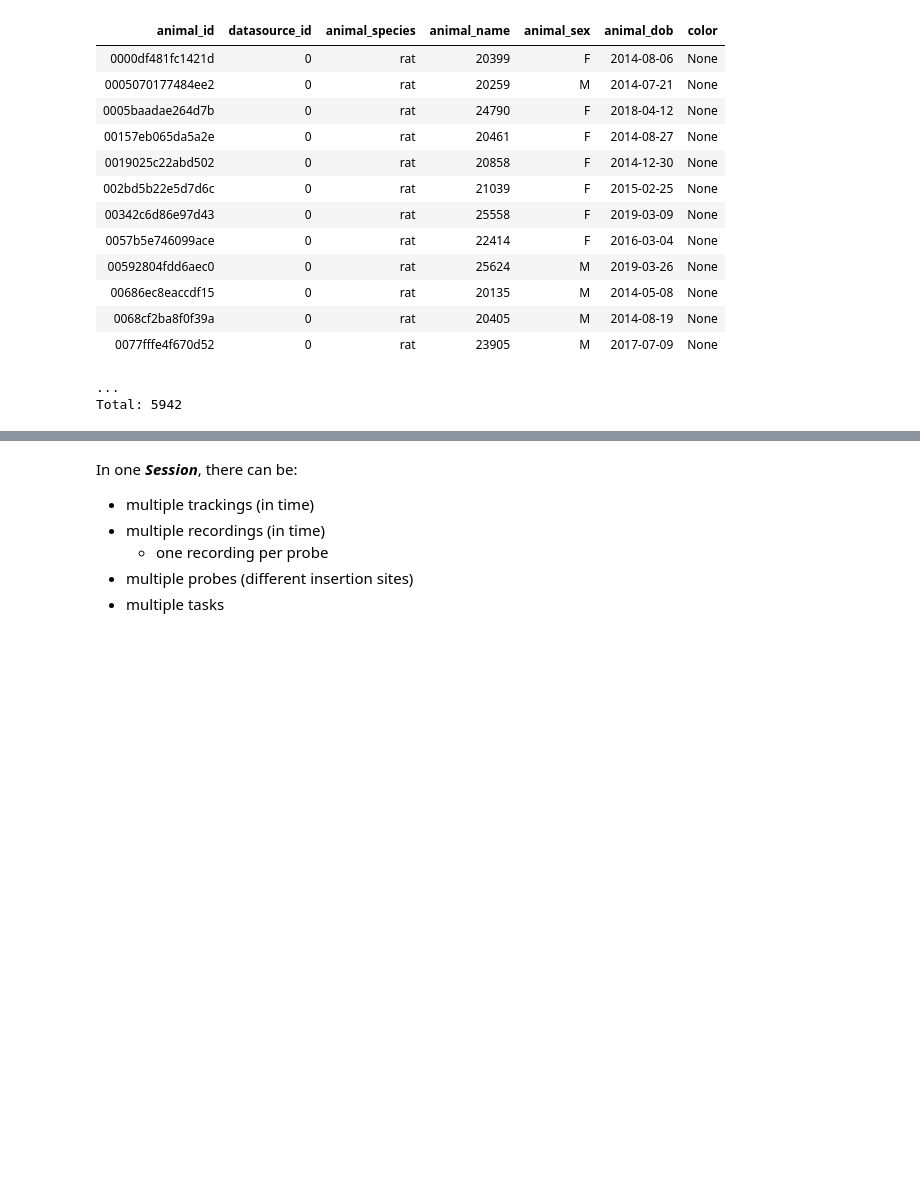
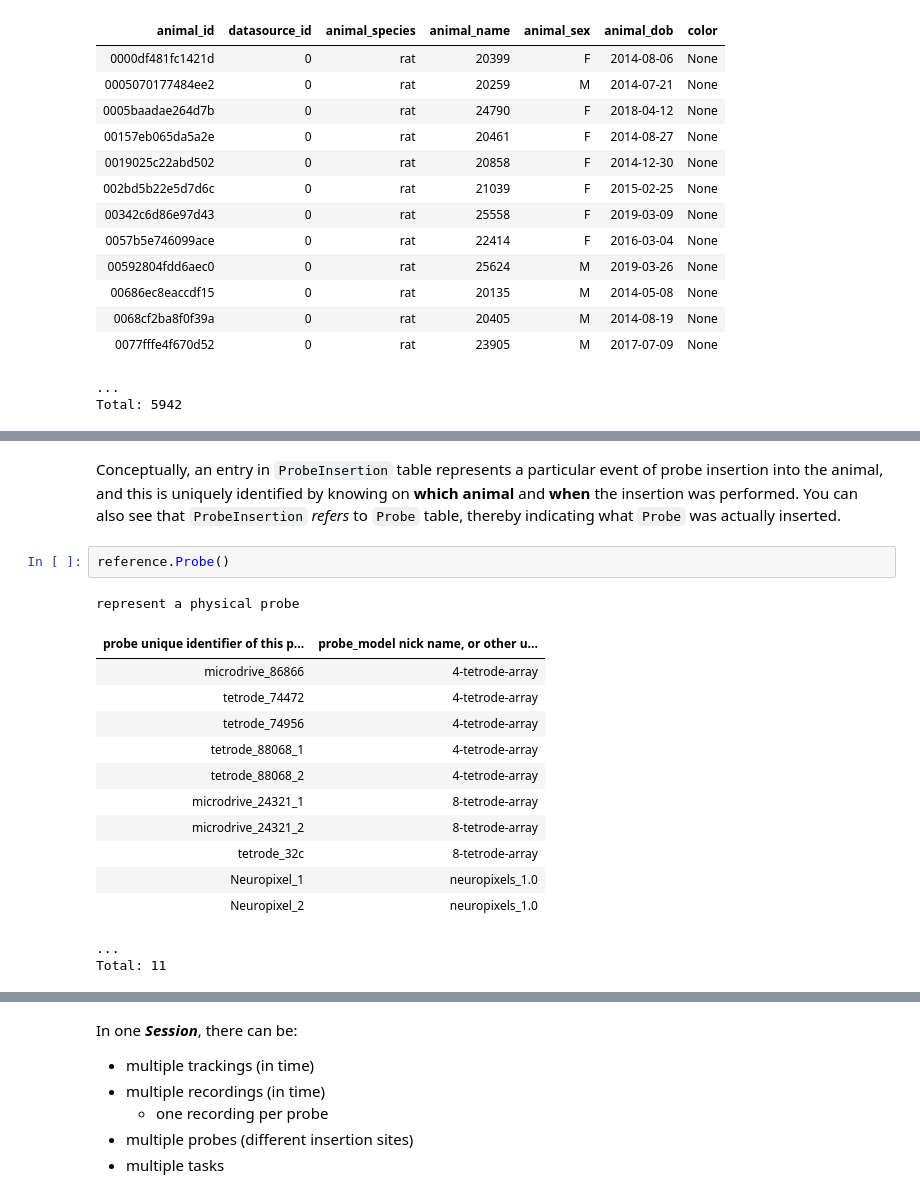
Before and after one commit to kavli-ntnu/dj-docs, a Jupyter notebook: notebooks/The_Ephys_Pipeline.ipynb, the cells around one changed output, grey strips where cells are left out. Cells and saved outputs as stored; diff of their text form; blank space fills up the shorter version.

```diff
--- a/notebooks/The_Ephys_Pipeline.ipynb
+++ b/notebooks/The_Ephys_Pipeline.ipynb
@@ -101,0 +189,19 @@ The following figure demonstrates the structure of an electrophysiology experime
+# %% [markdown]
+Conceptually, an entry in `ProbeInsertion` table represents a particular event of probe insertion into the animal, and this is uniquely identified by knowing on **which animal** and **when** the insertion was performed. You can also see that `ProbeInsertion` *refers* to `Probe` table, thereby indicating what `Probe` was actually inserted.
+# %%
+reference.Probe()
+# %% [output]
+represent a physical probe
+| probe unique identifier of this p... | probe_model nick name, or other u... |
+| microdrive_86866 | 4-tetrode-array |
+| tetrode_74472 | 4-tetrode-array |
+| tetrode_74956 | 4-tetrode-array |
+| tetrode_88068_1 | 4-tetrode-array |
+| tetrode_88068_2 | 4-tetrode-array |
+| microdrive_24321_1 | 8-tetrode-array |
+| microdrive_24321_2 | 8-tetrode-array |
+| tetrode_32c | 8-tetrode-array |
+| Neuropixel_1 | neuropixels_1.0 |
+| Neuropixel_2 | neuropixels_1.0 |
+...
+Total: 11
```
Also changed, not shown: parts of 43 cells of this notebook.
